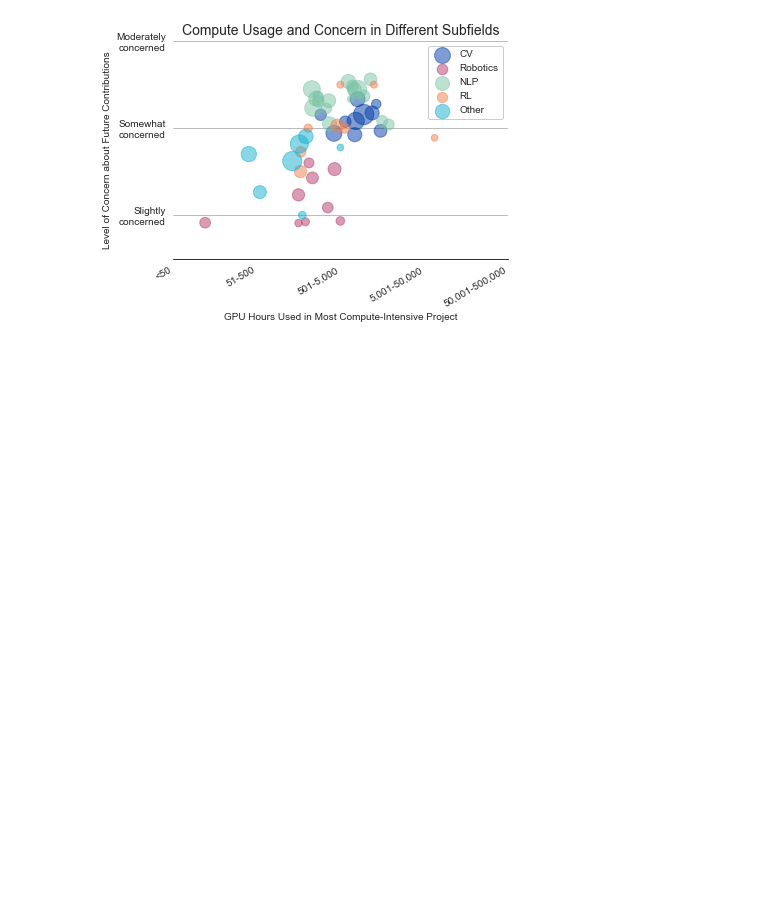
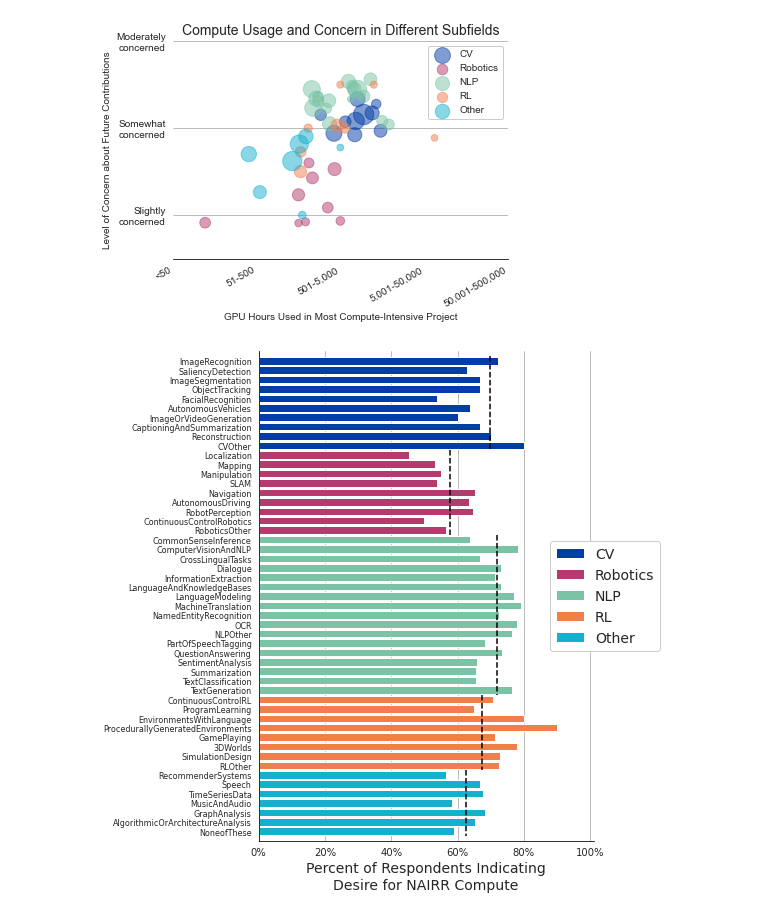
Before and after one commit to georgetown-cset/Compute_Survey_2022, a Jupyter notebook: scripts/codebook.ipynb, the cells around one changed output. Drawn from its saved outputs; the diff is of its cells as text; code cells hidden in the pictures; blank space fills up the shorter version.

```diff
--- a/scripts/codebook.ipynb
+++ b/scripts/codebook.ipynb
@@ -1456,6 +1482,11 @@ for i, subfield in enumerate(subfields):
         subfield_to_field[subfield] = 'RL'
     else:
         subfield_to_field[subfield] = 'Other'
+
+# Track the number of subfields for each field
+subfield_counts = {
+    'CV': 10, 'Robotics': 9, 'NLP': 17, 'RL': 8, 'Other': 7
+}
 # %%
 # To generate table C.1, calculate the average number of subfields selected for each top-level field
 # Empty spaces should be treated as non-responses
@@ -1582,3 +1613,56 @@ plt.show()
 plt.close()
 # %% [output]
 [figure]
+# %%
+fig, ax = plt.subplots(figsize = (6, 9))
+
+# Create arrays to track the proportion of each field (avg_props) and subfield (props) interested in NAIRR compute
+props = []
+avg_props = []
+c = []
+
+# Loop over each top-level field and calculate the proportion indicating desire for NAIRR compute
+for i, field in enumerate(fields):
+    avg_props.append(df[df[field] == 1].WantsCompute.mean())
+
+    # Loop over each subfield and calculate the same, also store an appropriate color in an additional array
+    for subfield in subfields:
+        if subfield_to_field[subfield] == field:
+            props.append(df[df[subfield] == 1].WantsCompute.mean())
+            c.append(colors[i])
+
+# Loop over each top-level field, using barh to plot the proportions of all subfields in the right range of y-indices
+start_idx = 0
+idxs = np.arange(73 - 22, 0, step = -1)
+for i, field in enumerate(fields):
+    # Calculate the appropriate range based on the number of subfields in this field
+    stop_idx = start_idx + subfield_counts[field]
+
+    # Use barh to plot the proportions of all subfiels
+    ax.barh(idxs[start_idx:stop_idx], props[start_idx:stop_idx], color = colors[i], label = field)
+
+    # Also plot a dashed black line above the relevant bars to show the average proportion across the whole top-level field
+    ax.plot([avg_props[i]] * 2, [idxs[start_idx] + 0.5, idxs[start_idx] - subfield_counts[field] + 0.5],
+            linestyle = '--', color = 'black')
+    start_idx += stop_idx - start_idx
+
+# Add legend, adjust aesthetics, add labels, and so on
+ax.legend(loc='center left', bbox_to_anchor=(0.85, 0.5), prop=basefont)
+ax.set_yticks(np.arange(73 - 22, 0, step = -1))
+ax.set_yticklabels(df.columns[76:127], fontsize=8, fontname='DejaVu Sans')
+ax.set_ylim(0, 73 - 21)
+ax.set_xlim(0, 1.01)
+ax.set_xticks([0, 0.2, 0.4, 0.6, 0.8, 1.])
+ax.set_xticklabels(['0%', '20%', '40%', '60%', '80%', '100%'], fontname='DejaVu Sans', fontsize=10)
+ax.set_xlabel('Percent of Respondents Indicating\nDesire for NAIRR Compute', fontsize=14, fontname='DejaVu Sans')
+ax.grid(False)
+ax.grid(axis='x')
+ax.spines['left'].set_visible(True)
+
+# Save result
+plt.savefig('../results/figures/FigC3.jpg', dpi=300, bbox_inches='tight')
+
+plt.show()
+plt.close()
+# %% [output]
+[figure, added]
```
Also changed, not shown: parts of 17 cells of this notebook, 48 other files.
